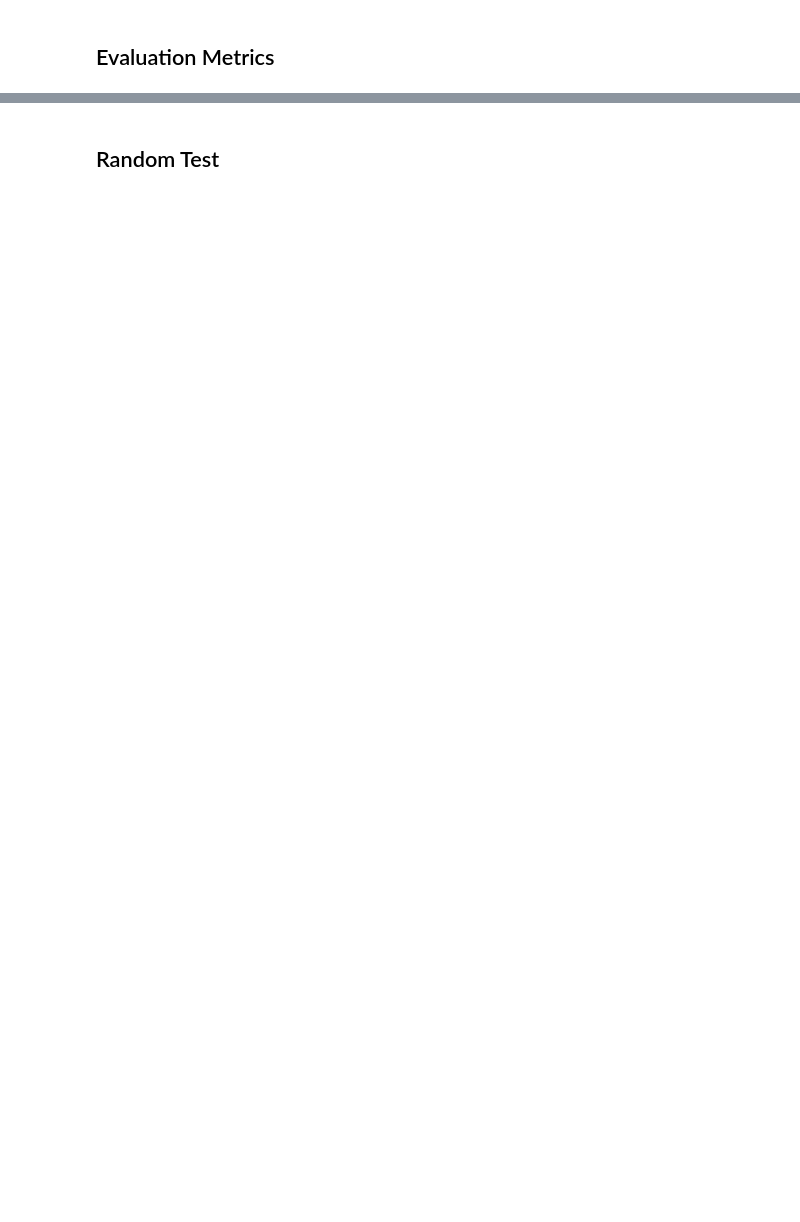
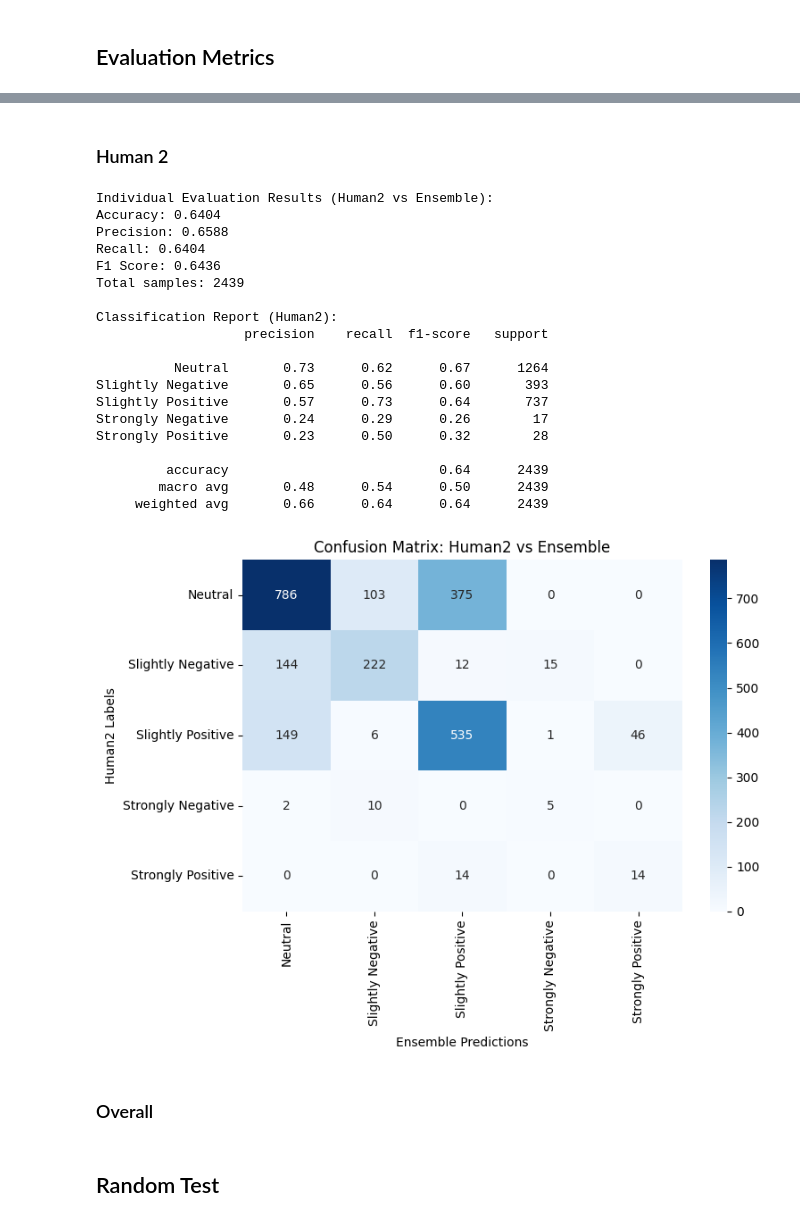
Before and after one commit to nicholaswongsg/Information-Retrieval-on-Stocks, a Jupyter notebook: Metrics_calc/Evaluation_Metrics.ipynb, the cells around one changed output, grey strips where cells are left out. Drawn from its saved outputs; the diff is of its cells as text; code cells hidden in the pictures; blank space fills up the shorter version.

```diff
--- a/Metrics_calc/Evaluation_Metrics.ipynb
+++ b/Metrics_calc/Evaluation_Metrics.ipynb
@@ -222,0 +185,44 @@ Accuracy: 0.440
+# %% [markdown]
+### Human 2
+# %%
+results_h2 = evaluate_annotator(df, 'human2_sentiment')
+print("\nIndividual Evaluation Results (Human2 vs Ensemble):")
+print(f"Accuracy: {results_h2['accuracy']:.4f}")
+print(f"Precision: {results_h2['precision']:.4f}")
+print(f"Recall: {results_h2['recall']:.4f}")
+print(f"F1 Score: {results_h2['f1']:.4f}")
+print(f"Total samples: {results_h2['n']}")
+print("\nClassification Report (Human2):\n" + results_h2['report'])
+
+# Visualize confusion matrix for Human2
+plt.figure(figsize=(8, 6))
+sns.heatmap(results_h2['confusion_matrix'], annot=True, fmt='d',
+            xticklabels=results_h2['labels'], yticklabels=results_h2['labels'], cmap='Blues')
+plt.xlabel('Ensemble Predictions')
+plt.ylabel('Human2 Labels')
+plt.title('Confusion Matrix: Human2 vs Ensemble')
+plt.tight_layout()
+plt.show()
+# %% [output]
+Individual Evaluation Results (Human2 vs Ensemble):
+Accuracy: 0.6404
+Precision: 0.6588
+Recall: 0.6404
+F1 Score: 0.6436
+Total samples: 2439
+
+Classification Report (Human2):
+                   precision    recall  f1-score   support
+
+          Neutral       0.73      0.62      0.67      1264
+Slightly Negative       0.65      0.56      0.60       393
+Slightly Positive       0.57      0.73      0.64       737
+Strongly Negative       0.24      0.29      0.26        17
+Strongly Positive       0.23      0.50      0.32        28
+
+         accuracy                           0.64      2439
+        macro avg       0.48      0.54      0.50      2439
+     weighted avg       0.66      0.64      0.64      2439
+[figure, added]
+# %% [markdown]
+### Overall
```
Also changed, not shown: parts of 11 cells of this notebook, 1 other file.
